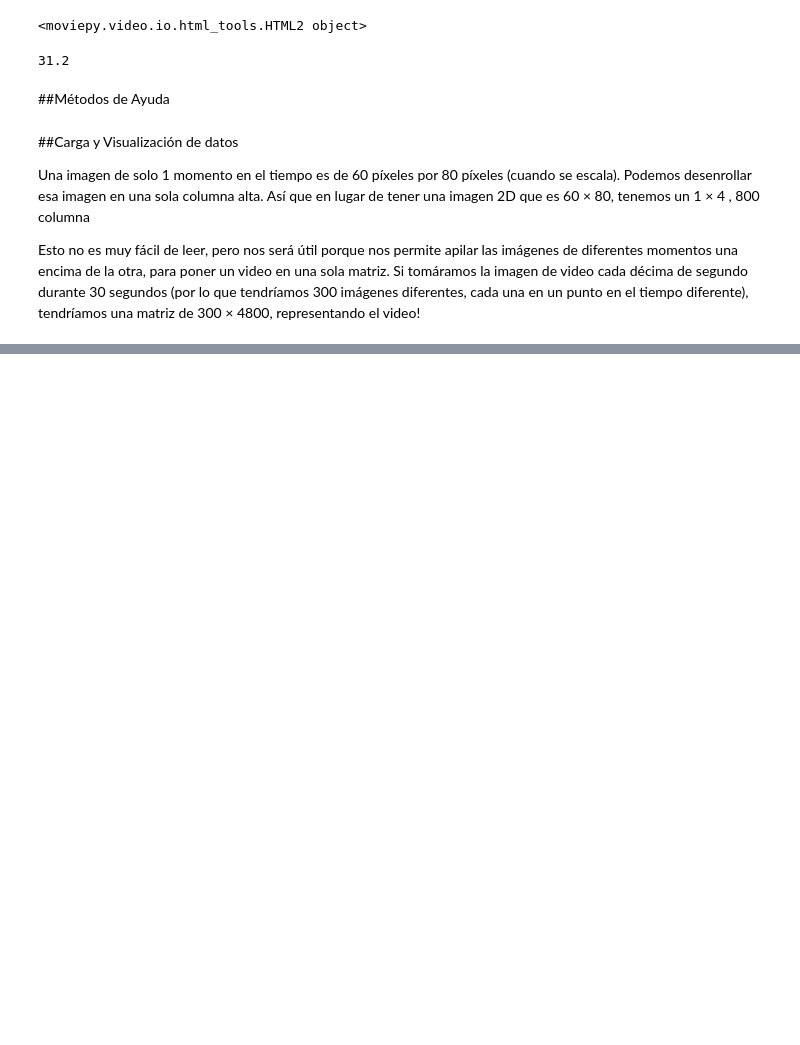
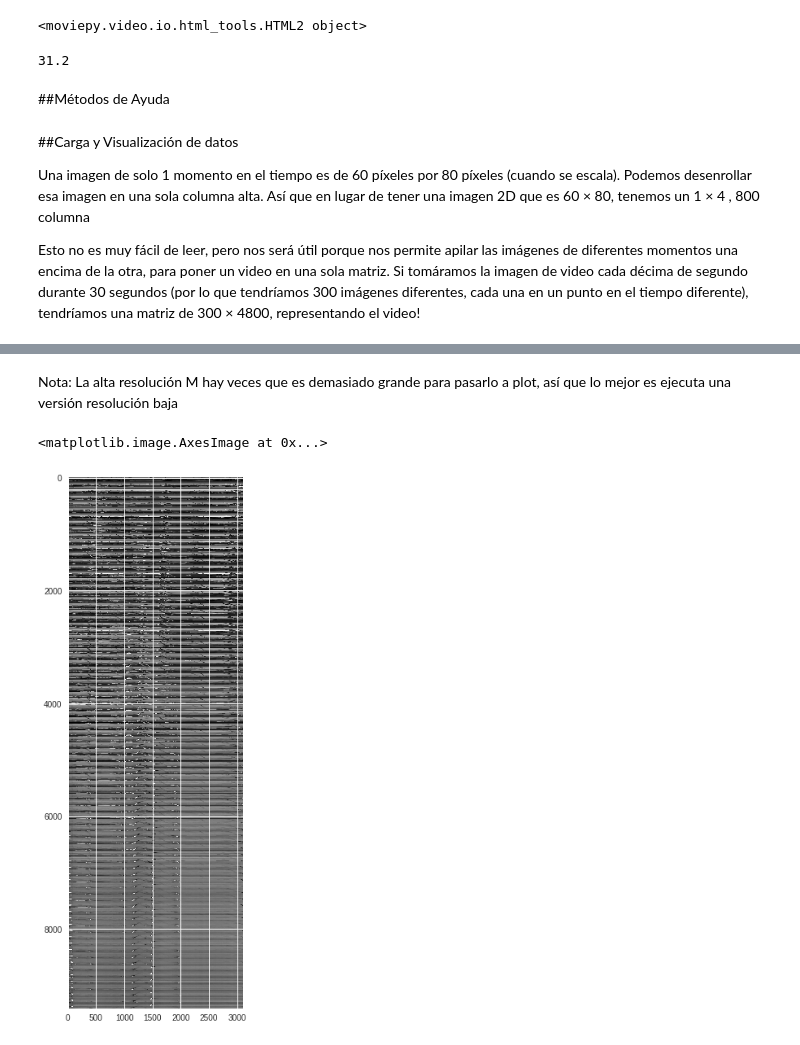
Before and after one commit to victwise/DeepLearning, a Jupyter notebook: Capítulo3.ipynb, the cells around one changed output, grey strips where cells are left out. Saved outputs shown, nothing was run; the diff lists cells and outputs as text; code cells hidden in the pictures; blank space fills up the shorter version.

```diff
--- a/Capítulo3.ipynb
+++ b/Capítulo3.ipynb
@@ -98,0 +114,8 @@ dims = (int(240 * (scale/100)), int(320 * (scale/100))
+# %% [markdown]
+Nota: La alta resolución M hay veces que es demasiado grande para pasarlo a plot, así que lo mejor es ejecuta una versión resolución baja
+# %%
+plt.figure(figsize=(6,12))
+plt.imshow(M,cmap='gray')
+# %% [output]
+<matplotlib.image.AxesImage at 0x...>
+[figure, added]
```
Also changed, not shown: parts of 6 cells of this notebook.
